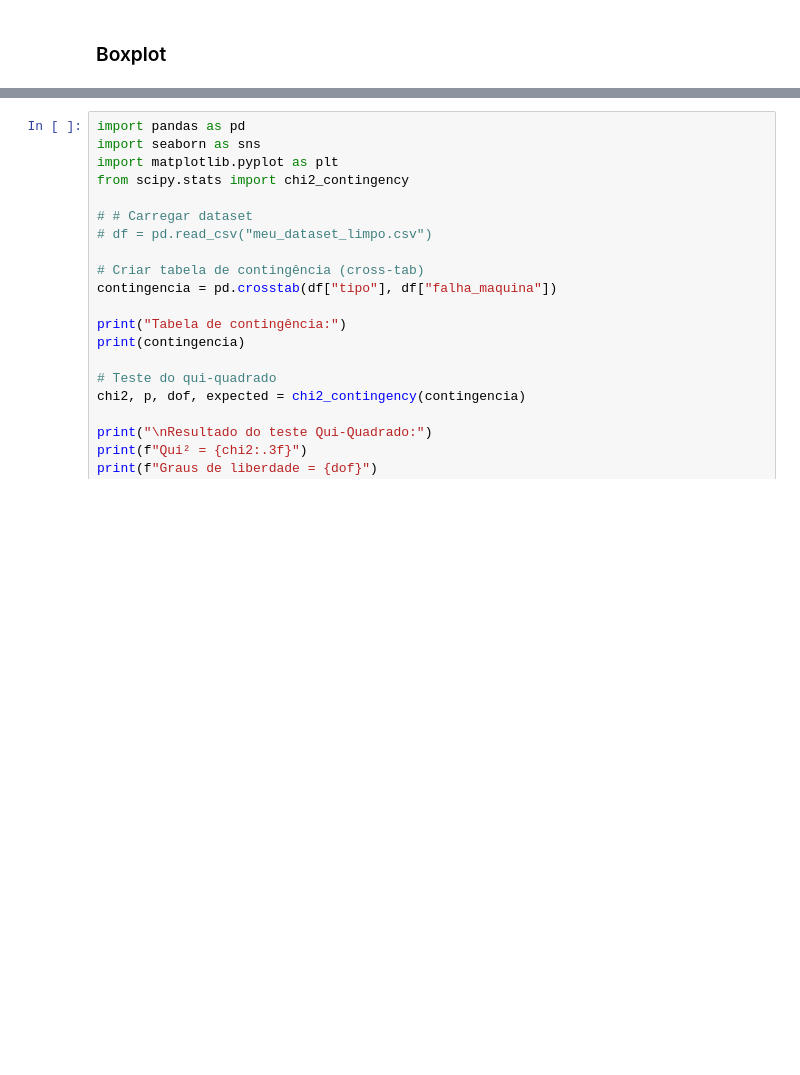
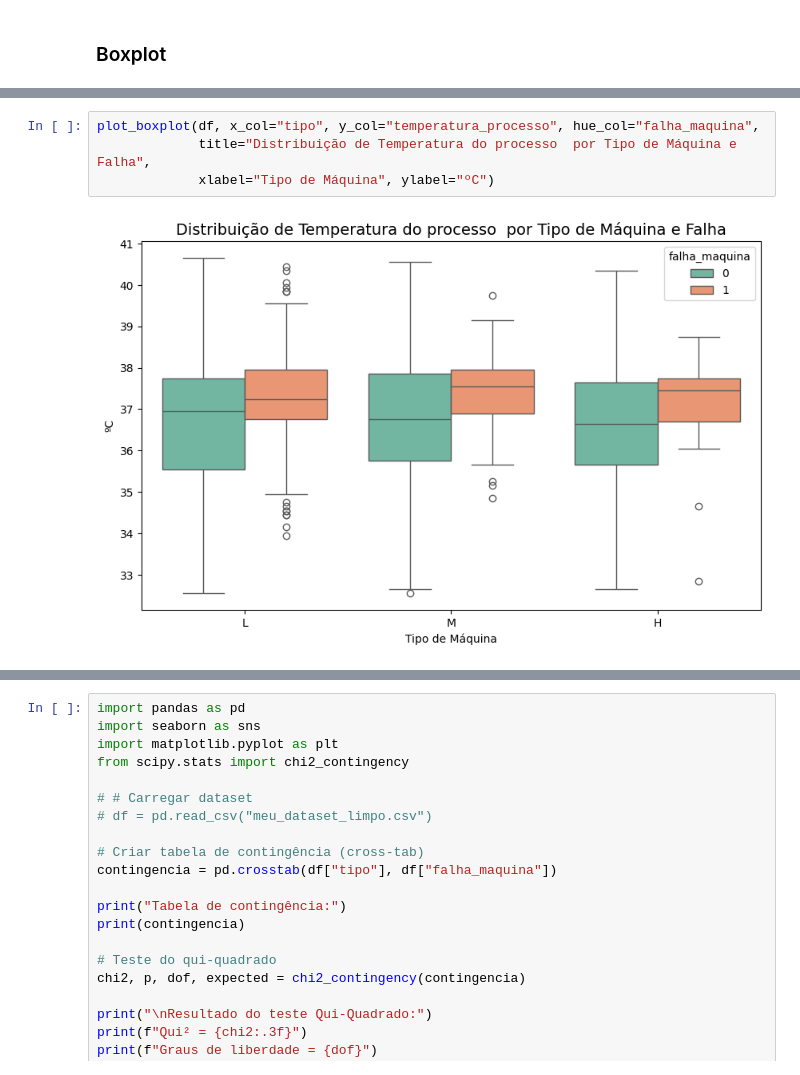
Before and after one commit to devryoshio/fiesc, a Jupyter notebook: Bootcamp Ciência de Dados e Inteligência Artificial.ipynb, the cells around one changed output, grey strips where cells are left out. Saved outputs shown, nothing was run; the diff lists cells and outputs as text; blank space fills up the shorter version.

```diff
--- a/Bootcamp Ciência de Dados e Inteligência Artificial.ipynb
+++ b/Bootcamp Ciência de Dados e Inteligência Artificial.ipynb
@@ -975,0 +880,6 @@ fig.show()
+# %%
+plot_boxplot(df, x_col="tipo", y_col="temperatura_processo", hue_col="falha_maquina",
+             title="Distribuição de Temperatura do processo  por Tipo de Máquina e Falha",
+             xlabel="Tipo de Máquina", ylabel="ºC")
+# %% [output]
+[figure, added]
```
Also changed, not shown: parts of 40 cells of this notebook.
